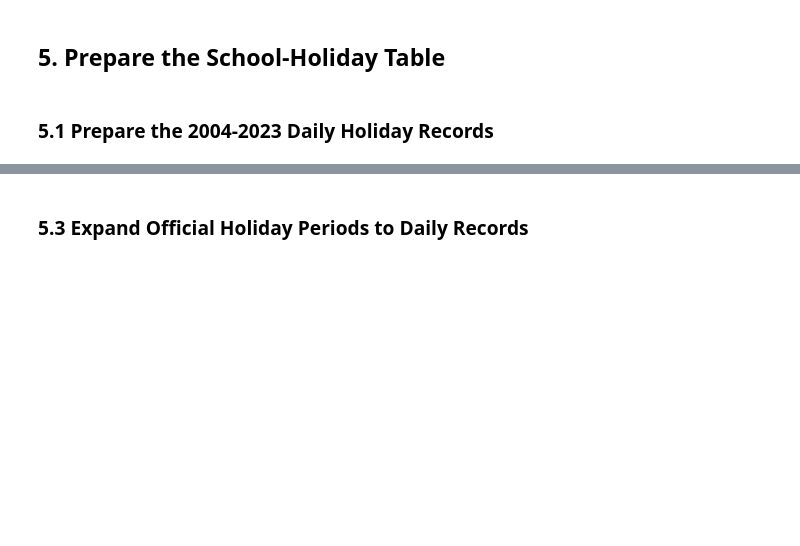
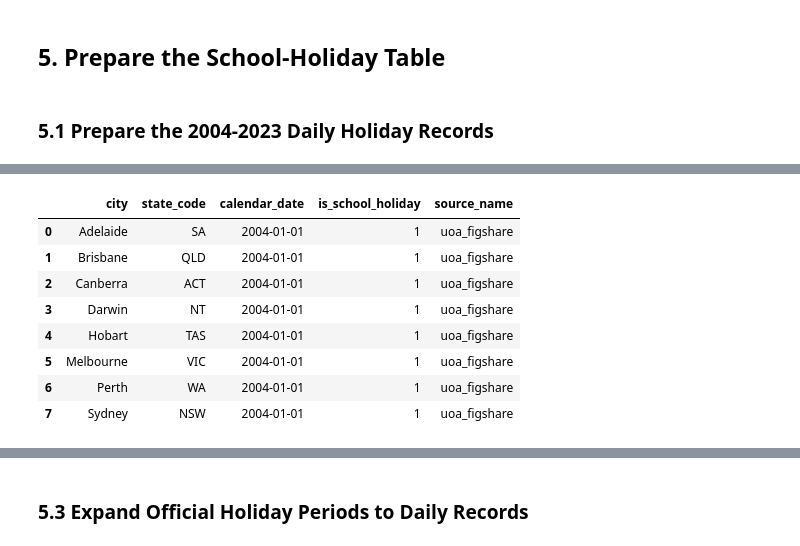
Before and after one commit to Aulymos/afl-matchday-demand-forecasting, a Jupyter notebook: notebooks/02_data_preparation_and_integration.ipynb, the cells around one changed output, grey strips where cells are left out. Drawn from its saved outputs; the diff is of its cells as text; code cells hidden in the pictures; blank space fills up the shorter version.

```diff
--- a/notebooks/02_data_preparation_and_integration.ipynb
+++ b/notebooks/02_data_preparation_and_integration.ipynb
@@ -781,0 +3052,80 @@ No date conversion, missing-value treatment, or calendar-period extraction was p
+# %%
+city_to_state_code = {
+    "Adelaide": "SA",
+    "Brisbane": "QLD",
+    "Canberra": "ACT",
+    "Darwin": "NT",
+    "Hobart": "TAS",
+    "Melbourne": "VIC",
+    "Perth": "WA",
+    "Sydney": "NSW",
+}
+
+# Retain only the fields required for the v1 school-holiday feature.
+historical_school_holidays = (
+    historical_school_holidays_raw.loc[:, ["City", "Date", "schoolhols"]]
+    .rename(
+        columns={
+            "City": "city",
+            "Date": "calendar_date",
+            "schoolhols": "is_school_holiday",
+        }
+    )
+    .copy()
+)
+
+# Standardise city labels and assign the corresponding jurisdiction.
+historical_school_holidays["city"] = (
+    historical_school_holidays["city"]
+    .astype("string")
+    .str.strip()
+)
+
+historical_school_holidays["state_code"] = (
+    historical_school_holidays["city"]
+    .map(city_to_state_code)
+    .astype("string")
+)
+
+# Convert dates and the documented binary holiday flag.
+historical_school_holidays["calendar_date"] = pd.to_datetime(
+    historical_school_holidays["calendar_date"],
+    errors="raise",
+)
+
+historical_school_holidays["is_school_holiday"] = pd.to_numeric(
+    historical_school_holidays["is_school_holiday"].astype("string"),
+    errors="raise",
+).astype("Int8")
+
+# Retain a simple source label for the later multi-source combination.
+historical_school_holidays["source_name"] = "uoa_figshare"
+historical_school_holidays["source_name"] = (
+    historical_school_holidays["source_name"].astype("string")
+)
+
+historical_school_holidays = (
+    historical_school_holidays[
+        [
+            "city",
+            "state_code",
+            "calendar_date",
+            "is_school_holiday",
+            "source_name",
+        ]
+    ]
+    .sort_values(["calendar_date", "city"])
+    .reset_index(drop=True)
+)
+
+display(historical_school_holidays.head(8))
+# %% [output]
+|  | city | state_code | calendar_date | is_school_holiday | source_name |
+| 0 | Adelaide | SA | 2004-01-01 | 1 | uoa_figshare |
+| 1 | Brisbane | QLD | 2004-01-01 | 1 | uoa_figshare |
+| 2 | Canberra | ACT | 2004-01-01 | 1 | uoa_figshare |
+| 3 | Darwin | NT | 2004-01-01 | 1 | uoa_figshare |
+| 4 | Hobart | TAS | 2004-01-01 | 1 | uoa_figshare |
+| 5 | Melbourne | VIC | 2004-01-01 | 1 | uoa_figshare |
+| 6 | Perth | WA | 2004-01-01 | 1 | uoa_figshare |
+| 7 | Sydney | NSW | 2004-01-01 | 1 | uoa_figshare |
```
Also changed, not shown: parts of 71 cells of this notebook.
